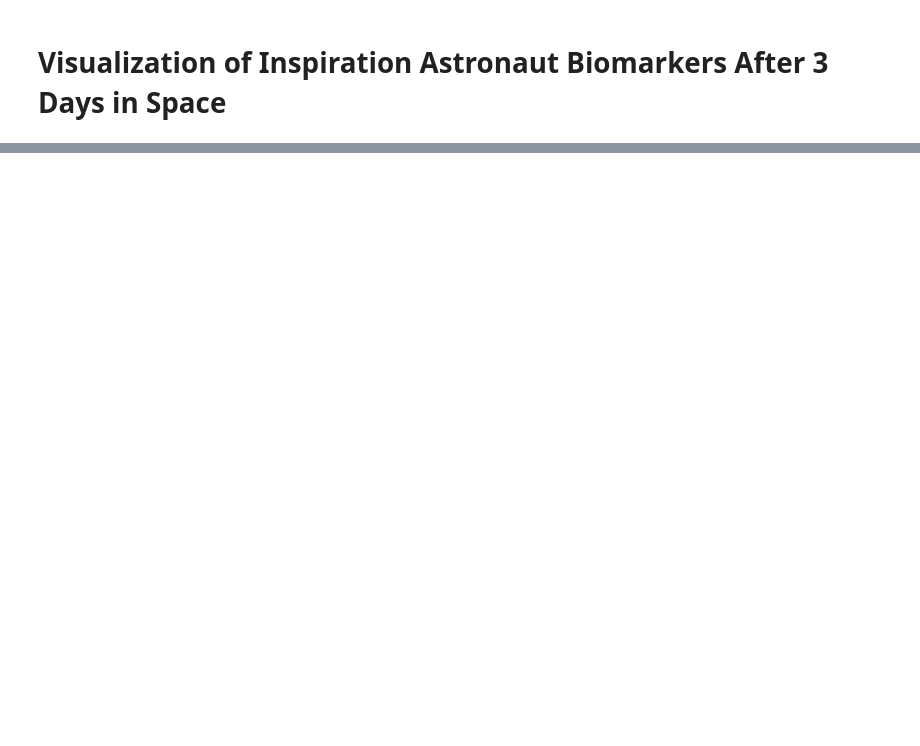
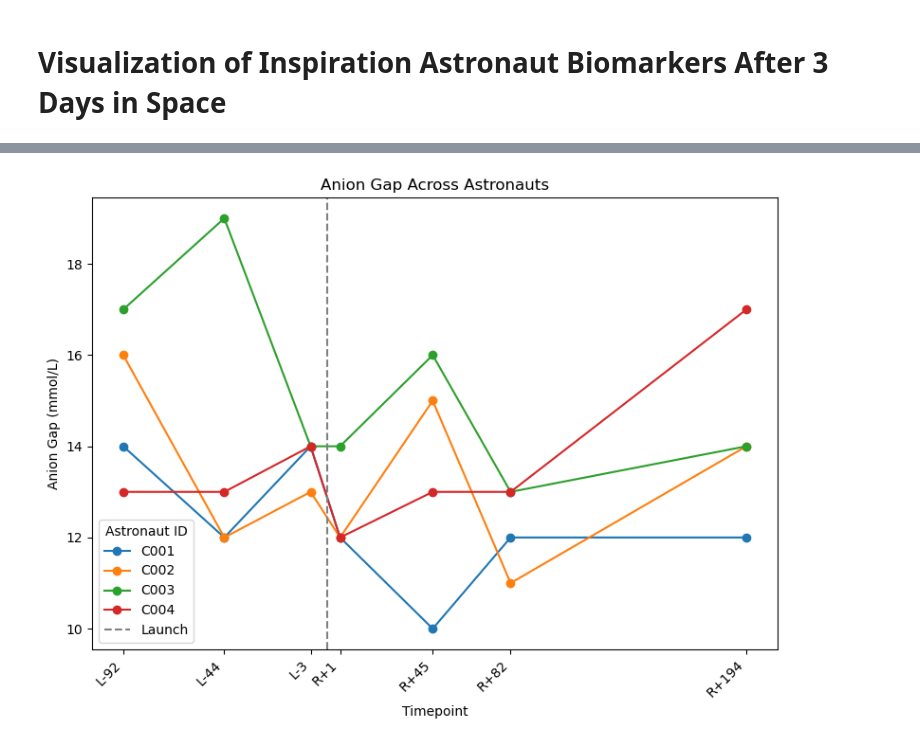
Before and after one commit to DominicTanzillo/Inspiration-Health-Data, a Jupyter notebook: writeup.ipynb, the cells around one changed output, grey strips where cells are left out. Drawn from its saved outputs; the diff is of its cells as text; code cells hidden in the pictures; blank space fills up the shorter version.

```diff
--- a/writeup.ipynb
+++ b/writeup.ipynb
@@ -417,0 +228,83 @@ assert mse_score < 18500
+# %%
+df = pd.read_csv("cleaned_data/LSDS-8_Comprehensive_Metabolic_Panel_CMP_TRANSFORMED_all_astronauts.csv")
+
+df["anion_gap"] = df["sodium_value_millimol_per_liter"] - (
+        df["chloride_value_millimol_per_liter"] + df["carbon_dioxide_value_millimol_per_liter"]
+)
+# plot Anion Gap over timepoints per astronaut
+timepoint_mapping = {
+    "L-92": -97,
+    "L-44": -49,
+    "L-3": -8,
+    "R+1": 6,
+    "R+45": 50,
+    "R+82": 87,
+    "R+194": 199
+}
+
+df["day"] = df["timepoint"].map(timepoint_mapping)
+
+df_anion = df[["astronautID", "day", "timepoint", "anion_gap"]].dropna()
+df_anion = df_anion.sort_values(by=["astronautID", "day"])
+
+plt.figure(figsize=(8, 6))
+for astro_id, sub_df in df_anion.groupby("astronautID"):
+    plt.plot(sub_df["day"], sub_df["anion_gap"], marker="o", label=astro_id)
+
+plt.title("Anion Gap Across Astronauts")
+plt.xlabel("Timepoint")
+plt.ylabel("Anion Gap (mmol/L)")
+plt.axvline(0, color="gray", linestyle="--", label="Launch")
+plt.xticks(
+    ticks=list(timepoint_mapping.values()),
+    labels=list(timepoint_mapping.keys()),
+    rotation=45,
+    ha="right"
+)
+plt.legend(title="Astronaut ID")
+plt.tight_layout()
+plt.show()
+
+# Outlier detection across numeric columns
+numeric_cols = df.select_dtypes(include=["number"]).columns
+
+max_plots = 3  # Change to limit the number of plots shown
+plotted = 0
+
+for col in numeric_cols:
+    if plotted >= max_plots:
+        break
+
+    Q1 = df[col].quantile(0.25)
+    Q3 = df[col].quantile(0.75)
+    IQR = Q3 - Q1
+    lower = Q1 - 1.5 * IQR
+    upper = Q3 + 1.5 * IQR
+
+    outliers = df[(df[col] < lower) | (df[col] > upper)]
+
+    if outliers.empty:
+        continue  # skip this column if no outliers
+
+    plt.figure(figsize=(5, 4))
+    ax = sns.boxplot(y=df[col], color="skyblue")
+
+    # Annotate outliers with astronaut ID and timepoint
+    for idx, val in outliers[col].items():
+        label = f"{df.loc[idx, 'astronautID']}_{df.loc[idx, 'timepoint']}"
+        ax.annotate(
+            label,
+            xy=(0, val), xycoords="data",
+            xytext=(15, 0), textcoords="offset points",
+            ha="left", va="center", fontsize=7,
+            arrowprops=dict(arrowstyle="->", lw=0.5, color="gray")
+        )
+
+    plt.title(f"Outliers in {col}", fontsize=11)
+    plt.suptitle("Metabolic Panel Outlier Detection", fontsize=14, y=1.02)
+    plt.tight_layout()
+    plt.show()
+
+    plotted += 1
+# %% [output]
+[figure, added]
```
Also changed, not shown: parts of 37 cells of this notebook, 2 other files.
